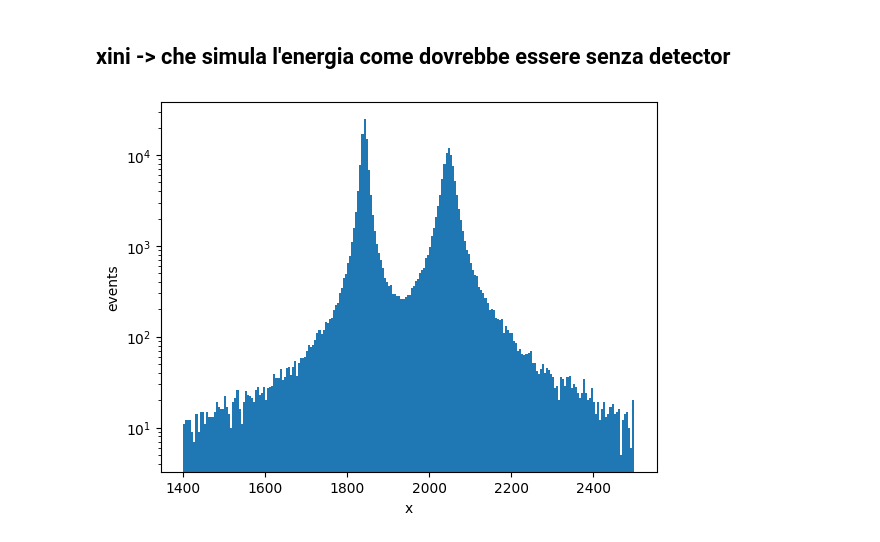
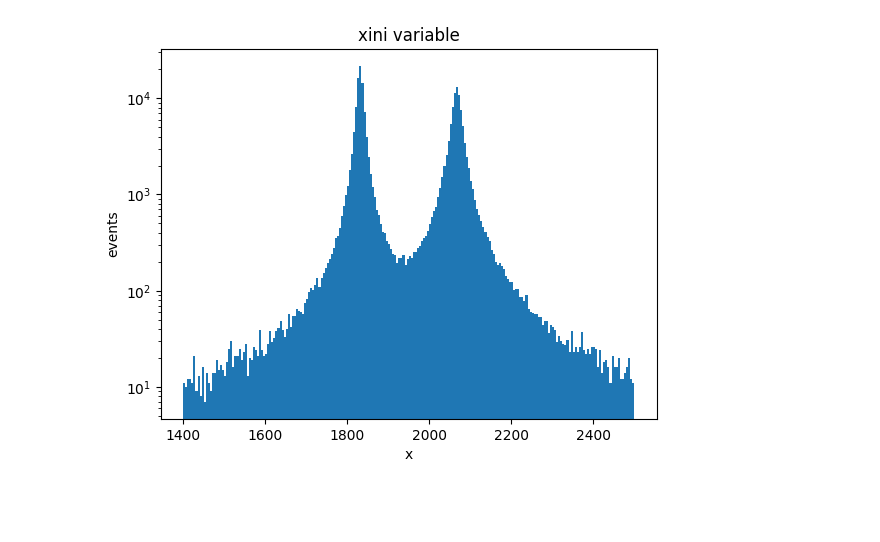
Before and after one commit to sgamba2/svdunfolding, a Jupyter notebook: example2.ipynb, the cells around one changed output. Drawn from its saved outputs; the diff is of its cells as text; code cells hidden in the pictures; blank space fills up the shorter version.

```diff
--- a/example2.ipynb
+++ b/example2.ipynb
@@ -16,12 +16,14 @@ x0 = 1842 # M2
 gamma0 = 6
 x1 =  2047 # M1
 gamma1 = 13.2
-mu = (x0+x1)/2.  # Media rumore
-sigma = 7
+mu = 14.49
+sigma=0.05
+gaussian_par=[mu,sigma]
+cauchy_par_test_0=[x0,gamma0]
+cauchy_par_test_1=[x1,gamma1]
 
-gaussian_par=[mu,sigma]
-cauchy_par_0=[x0,gamma0]
-cauchy_par_1=[x1,gamma1]
+cauchy_par_0=[x0-10,gamma0+1]
+cauchy_par_1=[x1+20,gamma1-1]
 
 x_min=1400
 x_max=2500
@@ -29,25 +31,29 @@ x_nbins=220
 b_min=1400
 b_max=2500
 b_nbins=220
+nevents_test_0=nevents-40000
+nevents_test_1=nevents+100000
 
 def bins_and_centers(nbins, low, high):
     bins = np.linspace(low, high, nbins + 1)
     bin_centers = (bins + (bins[1] - bins[0]) / 2)[:-1]
     return bins, bin_centers
+
+
+def add_smearing(x):
+    smear = np.random.normal(gaussian_par[0],gaussian_par[1])
+    return x + smear
-# %% [markdown]
-## xini  -> che simula l'energia come dovrebbe essere senza detector
 # %%
 xini_peak_0 = stats.cauchy.rvs(cauchy_par_0[0], cauchy_par_0[1], nevents)
 xini_peak_1 = stats.cauchy.rvs(cauchy_par_1[0], cauchy_par_1[1], nevents)
 
-xini_peak = np.array([])
-xini_peak = np.append(xini_peak, xini_peak_1)
-xini_peak = np.append(xini_peak, xini_peak_0)
+
+xini_peak = np.append(xini_peak_0, xini_peak_1)
 
 plt.hist(xini_peak, x_nbins, range=[x_min,x_max])
-
+plt.title("xini variable")
 plt.ylabel("events")
 plt.xlabel("x")
 plt.yscale("log")
 # %% [output]
-[figure, old version]
+[figure, new version]
```
Also changed, not shown: parts of 13 cells of this notebook, 5 other files.
